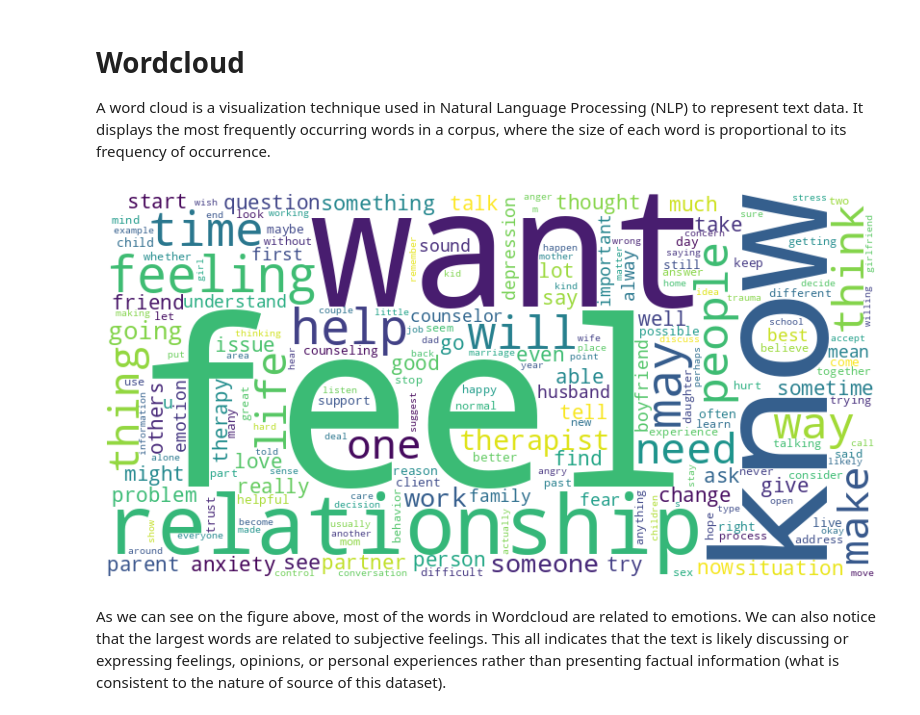
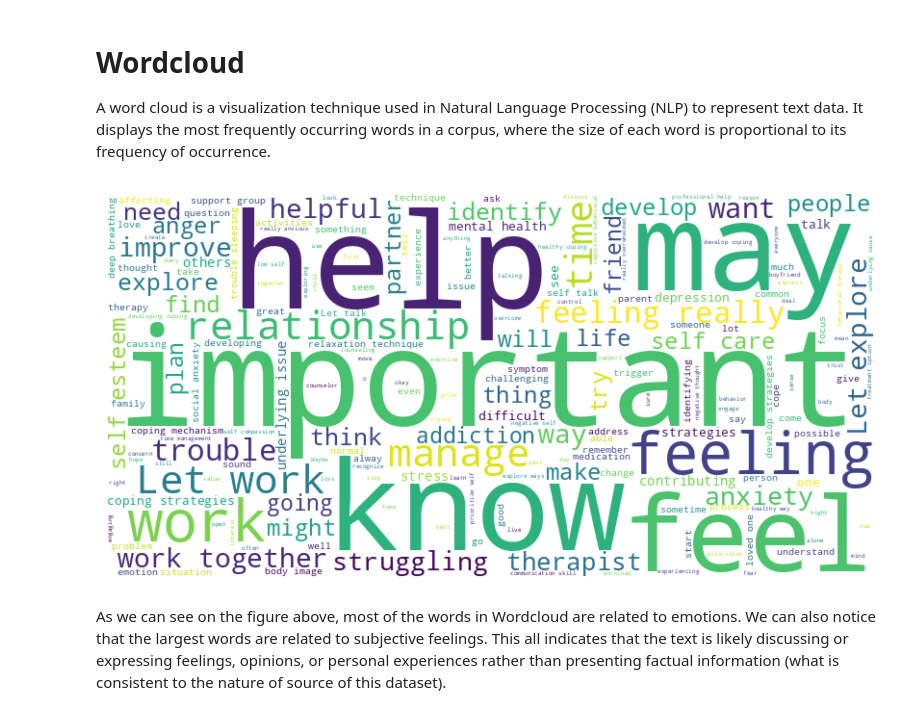
Before and after one commit to piotrulo022/Mental-health-transformer-counselor, a Jupyter notebook: EDA.ipynb, the cells around one changed output. Saved outputs shown, nothing was run; the diff lists cells and outputs as text; code cells hidden in the pictures.

```diff
--- a/EDA.ipynb
+++ b/EDA.ipynb
@@ -210,0 +148,8 @@ sentences_lens.describe()
+# %%
+#| include: false
+
+
+df['Response'] = df['Response'].astype('str')
+df['Context'] = df['Context'].astype('str')
+
+dataset = Dataset.from_pandas(df)
@@ -210,0 +186,6 @@ sentences_lens.describe()
+# %%
+#| echo: false
+
+zero_len_sentences = sentences_lens.loc[(sentences_lens['context_lens'] == 0) | (sentences_lens['response_lens'] == 0), :].index
+
+df.iloc[zero_len_sentences,:]
@@ -210,0 +205,5 @@ sentences_lens.describe()
+# %%
+#| include: false
+
+df = df.drop(zero_len_sentences).reset_index(drop = True)
+dataset = Dataset.from_pandas(df)
@@ -262,0 +255,9 @@ dataset = dataset.select(i for i in range(len(dataset))
+# %%
+q_97 = sentences_lens.quantile(0.97)
+print('Q97 quantiles:', q_97)
+
+accepted_idx = sentences_lens.loc[(sentences_lens['context_lens'] <= q_97['context_lens']) & (sentences_lens['response_lens'] <= q_97['response_lens'])].index
+
+sentences_lens = sentences_lens.iloc[accepted_idx, :]
+
+df = df.iloc[accepted_idx, :].reset_index(drop = True)
@@ -289,17 +283,19 @@ Now histograms look okay.
 
 A word cloud is a visualization technique used in Natural Language Processing (NLP) to represent text data. It displays the most frequently occurring words in a corpus, where the size of each word is proportional to its frequency of occurrence.
 # %%
-combined_text = ' '.join(dataset['Context']) + ' ' + ' '.join(dataset['Response'])
+combined_text = ' '.join(df['Context']) + ' ' + ' '.join(df['Response'])
+
+
 
 wordcloud = WordCloud(width=800, height=400, background_color='white').generate(combined_text)
 
 
 plt.figure(figsize=(10, 5))
 plt.imshow(wordcloud, interpolation='bilinear')
 plt.axis('off')
 plt.show()
 # %% [output]
-[figure, old version]
+[figure, new version]
 # %% [markdown]
 As we can see on the figure above, most of the words in Wordcloud are related to emotions. We can also notice that the largest  words are related to subjective feelings. This all indicates that the text is likely discussing or expressing feelings, opinions, or personal experiences rather than presenting factual information (what is consistent to the nature of source of this dataset).
 # %% [markdown]
```
Also changed, not shown: parts of 58 cells of this notebook, 1 other file.
